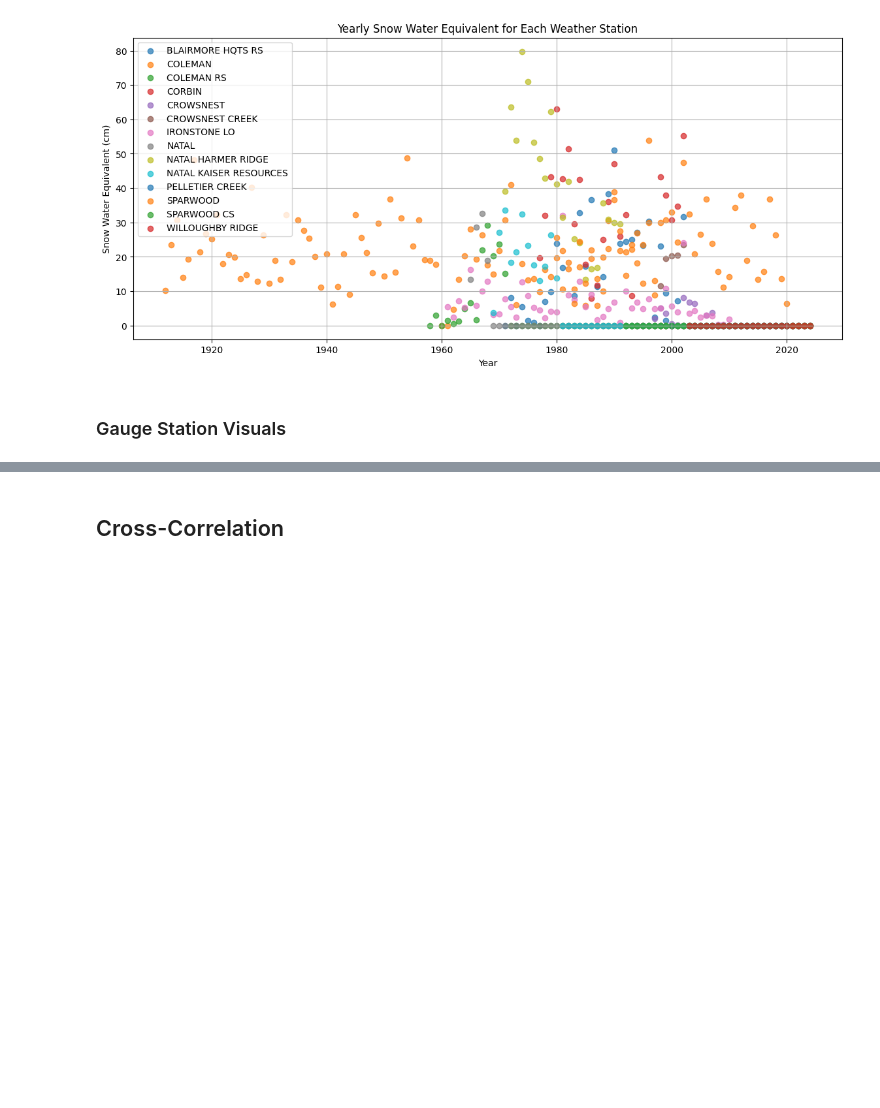
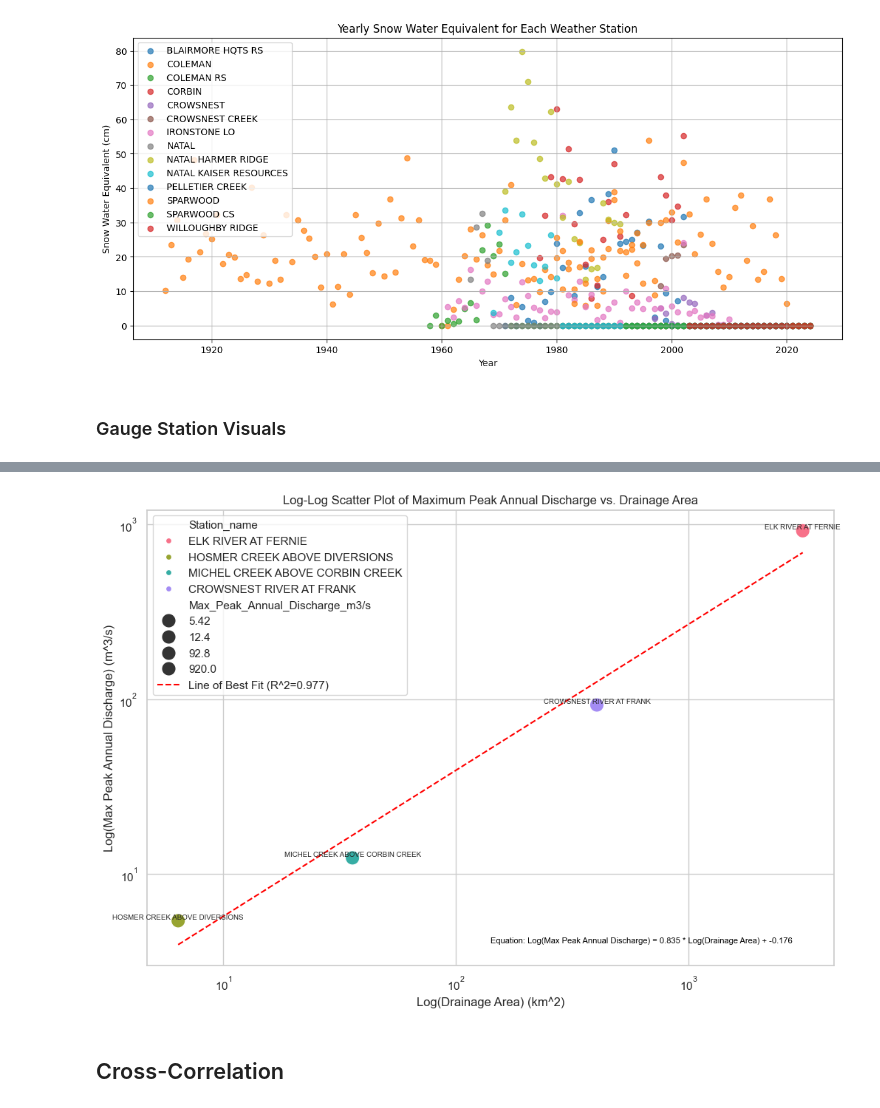
Before and after one commit to moniquebeaulieu/TM_PHES, a Jupyter notebook: EDA.ipynb, the cells around one changed output, grey strips where cells are left out. Cells and saved outputs as stored; diff of their text form; code cells hidden in the pictures; blank space fills up the shorter version.

```diff
--- a/EDA.ipynb
+++ b/EDA.ipynb
@@ -489,3 +510,61 @@ plt.show()
+# %%
+# Create a DataFrame with unique station information (including drainage area)
+unique_station_info = hydrometric_df[['Station_name', 'gross_drainage_area_km2']].drop_duplicates()
+
+# Merge unique station information with maximum peak annual discharge data
+station_peak_area = pd.merge(unique_station_info, hydrometric_df.groupby('Station_name')['Max_Peak_Annual_Discharge_m3/s'].max().reset_index(), on='Station_name')
+
+# Set up Seaborn style
+sns.set(style="whitegrid")
+
+# Plotting the log-log scatter plot
+plt.figure(figsize=(12, 8))
+scatter_plot = sns.scatterplot(
+    x='gross_drainage_area_km2',
+    y='Max_Peak_Annual_Discharge_m3/s',
+    hue='Station_name',
+    size='Max_Peak_Annual_Discharge_m3/s',
+    sizes=(200, 200),
+    data=station_peak_area,
+    palette=sns.color_palette("husl", n_colors=len(station_peak_area['Station_name'])),
+    legend='full'
+)
+# Adding labels above the dots
+for i, row in station_peak_area.iterrows():
+    plt.text(row['gross_drainage_area_km2'], row['Max_Peak_Annual_Discharge_m3/s'], row['Station_name'],
+             fontsize=7, ha='center', va='bottom')
+
+# Adding labels and title
+plt.title('Log-Log Scatter Plot of Maximum Peak Annual Discharge vs. Drainage Area')
+plt.xlabel('Log(Drainage Area) (km^2)')
+plt.ylabel('Log(Max Peak Annual Discharge) (m^3/s)')
+
+# Setting log scale for both axes
+plt.xscale('log')
+plt.yscale('log')
+
+# Adding a regression line
+slope, intercept, r_value, p_value, std_err = linregress(np.log(station_peak_area['gross_drainage_area_km2']),
+                                                          np.log(station_peak_area['Max_Peak_Annual_Discharge_m3/s']))
+
+x_values = np.linspace(np.log(station_peak_area['gross_drainage_area_km2'].min()),
+                       np.log(station_peak_area['gross_drainage_area_km2'].max()), 100)
+y_values = slope * x_values + intercept
+
+plt.plot(np.exp(x_values), np.exp(y_values), color='red', linestyle='--', label=f'Line of Best Fit (R^2={r_value**2:.3f})')
+
+# Displaying the equation of the line
+equation_label = f'Equation: Log(Max Peak Annual Discharge) = {slope:.3f} * Log(Drainage Area) + {intercept:.3f}'
+plt.text(0.5, 0.05, equation_label, transform=scatter_plot.transAxes, fontsize=8, color='black')
+
+
+# Displaying the legend
+plt.legend()
+
+# Displaying the plot
+plt.show()
+# %% [output]
+[figure, added]
 # %% [markdown]
 ## Cross-Correlation
 # %%
```
Also changed, not shown: parts of 11 cells of this notebook, 1 other file.
